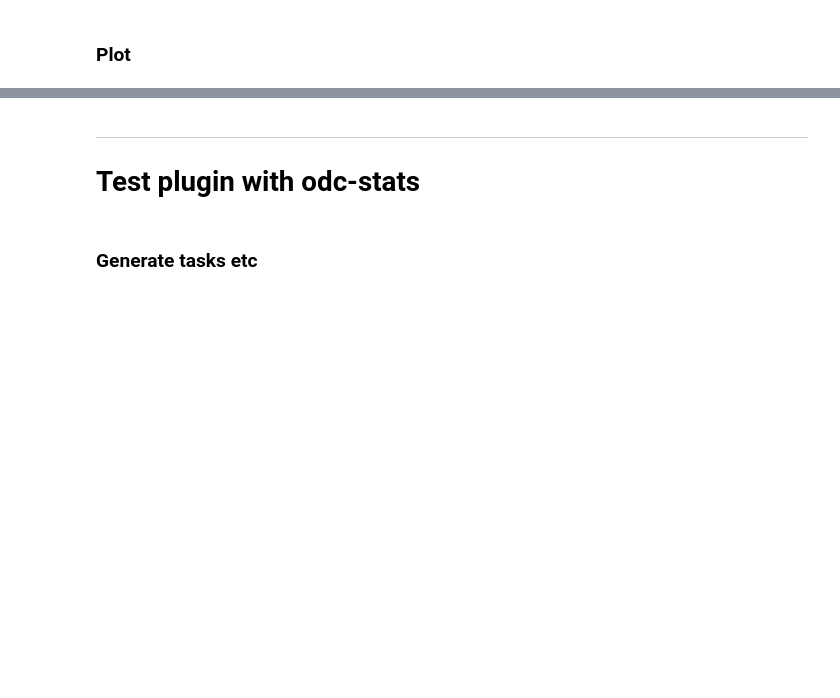
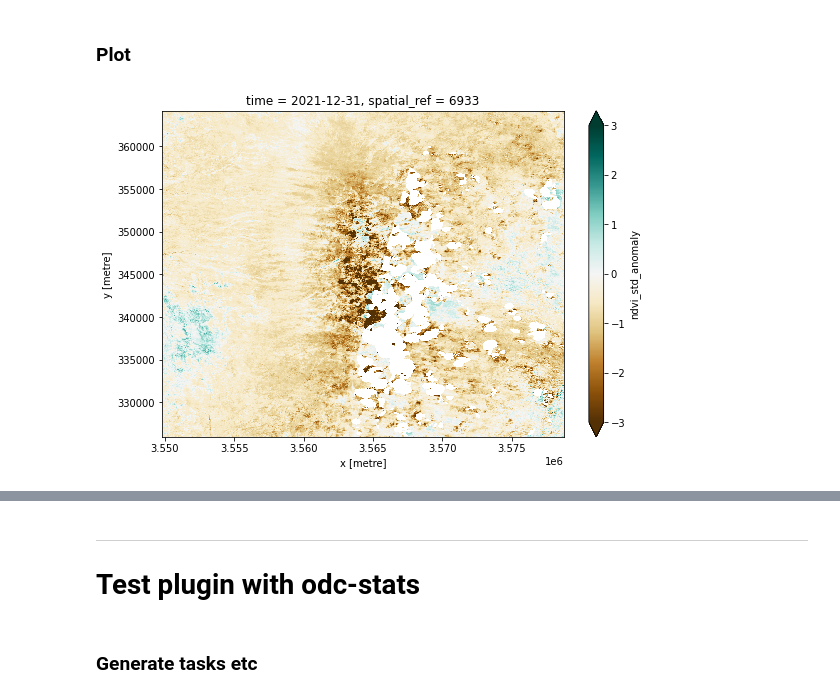
Before and after one commit to digitalearthafrica/ndvi-anomalies, a Jupyter notebook: production/2_Plugin_testing_anomalies.ipynb, the cells around one changed output, grey strips where cells are left out. Cells and saved outputs as stored; diff of their text form; code cells hidden in the pictures; blank space fills up the shorter version.

```diff
--- a/production/2_Plugin_testing_anomalies.ipynb
+++ b/production/2_Plugin_testing_anomalies.ipynb
@@ -81,7 +100,9 @@ result = result.compute()
 # %%
 plt.rcParams["axes.facecolor"] = "gray"  # makes transparent pixels obvious
 # %%
-result['ndvi_std_anomaly'].plot.imshow(vmin=-3, vmax=3, cmap='BrBG', size=6);
+result['ndvi_std_anomaly'].plot(vmin=-3, vmax=3, cmap='BrBG', size=6);
+# %% [output]
+[figure, added]
 # %%
 print(result['ndvi_std_anomaly'].min().values)
 print(result['ndvi_std_anomaly'].mean().values)
```
Also changed, not shown: parts of 5 cells of this notebook, 1 other file.
